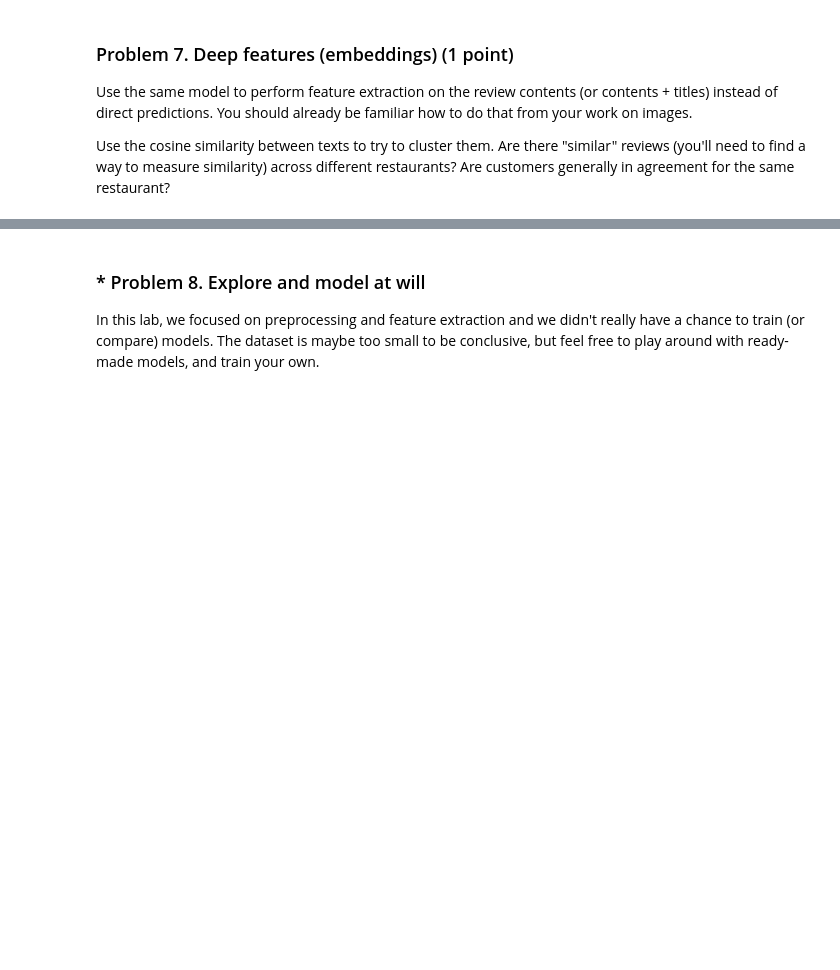
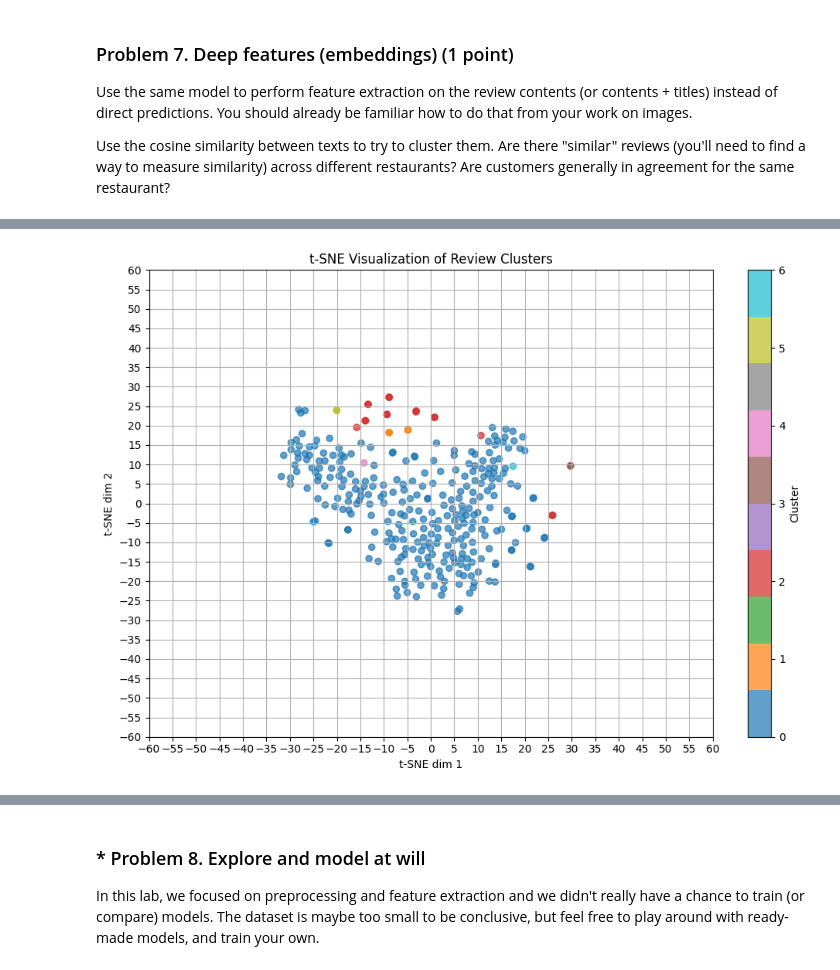
Before and after one commit to plamensve/Data_Science_Upskill_Softuni, a Jupyter notebook: 07_working_with_text/Working with Text Lab.ipynb, the cells around one changed output, grey strips where cells are left out. Saved outputs shown, nothing was run; the diff lists cells and outputs as text; code cells hidden in the pictures; blank space fills up the shorter version.

```diff
--- a/07_working_with_text/Working with Text Lab.ipynb
+++ b/07_working_with_text/Working with Text Lab.ipynb
@@ -1008,0 +1134,4 @@ Use the cosine similarity between texts to try to cluster them. Are there "simil
+# %%
+#List of the restaurant names
+restaurants_name = [rest for rest in set(data['Restaurant Name'])]
+restaurants_name
@@ -1008,0 +1146,14 @@ Use the cosine similarity between texts to try to cluster them. Are there "simil
+# %%
+target_restaurant = restaurants_name[6]
+#Choose all dataset with subdata = data.copy() or get specific restaurant with subdata = data[data['Restaurant Name'] == target_restaurant].copy()
+#Don't forget to comment the other option
+subdata = data[data['Restaurant Name'] == target_restaurant].copy()
+# subdata = data.copy()
+
+target_titles = subdata['Review Title'].fillna("").tolist()
+target_reviews = subdata['Review'].fillna("").tolist()
+target_combined_text = [f"Title: {t} | Review: {r}" for t, r in zip(target_titles, target_reviews)]
+
+clustered_subset = get_clusters(target_combined_text, subdata)
+# %% [output]
+[figure, added]
```
Also changed, not shown: parts of 9 cells of this notebook, 1 other file.
